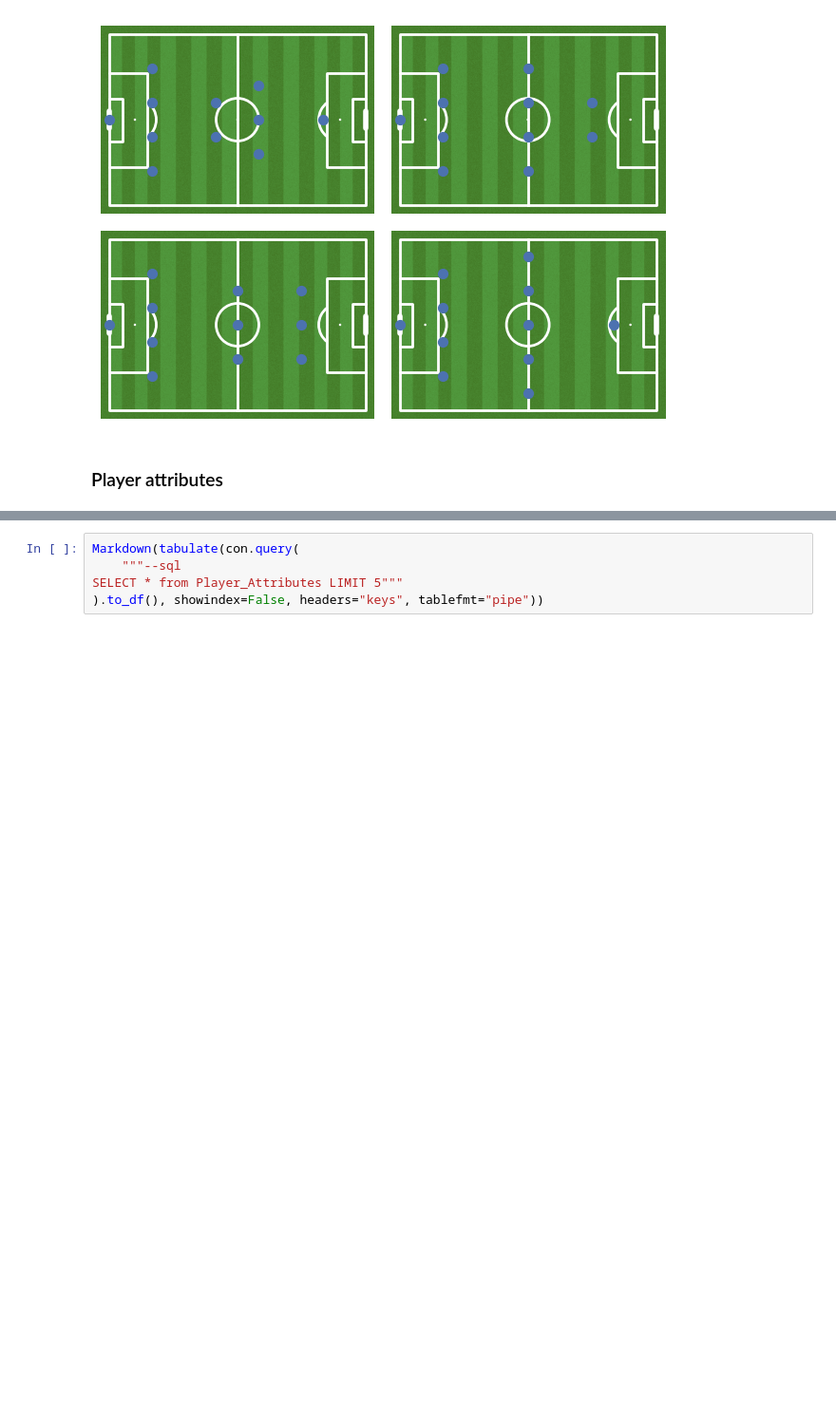
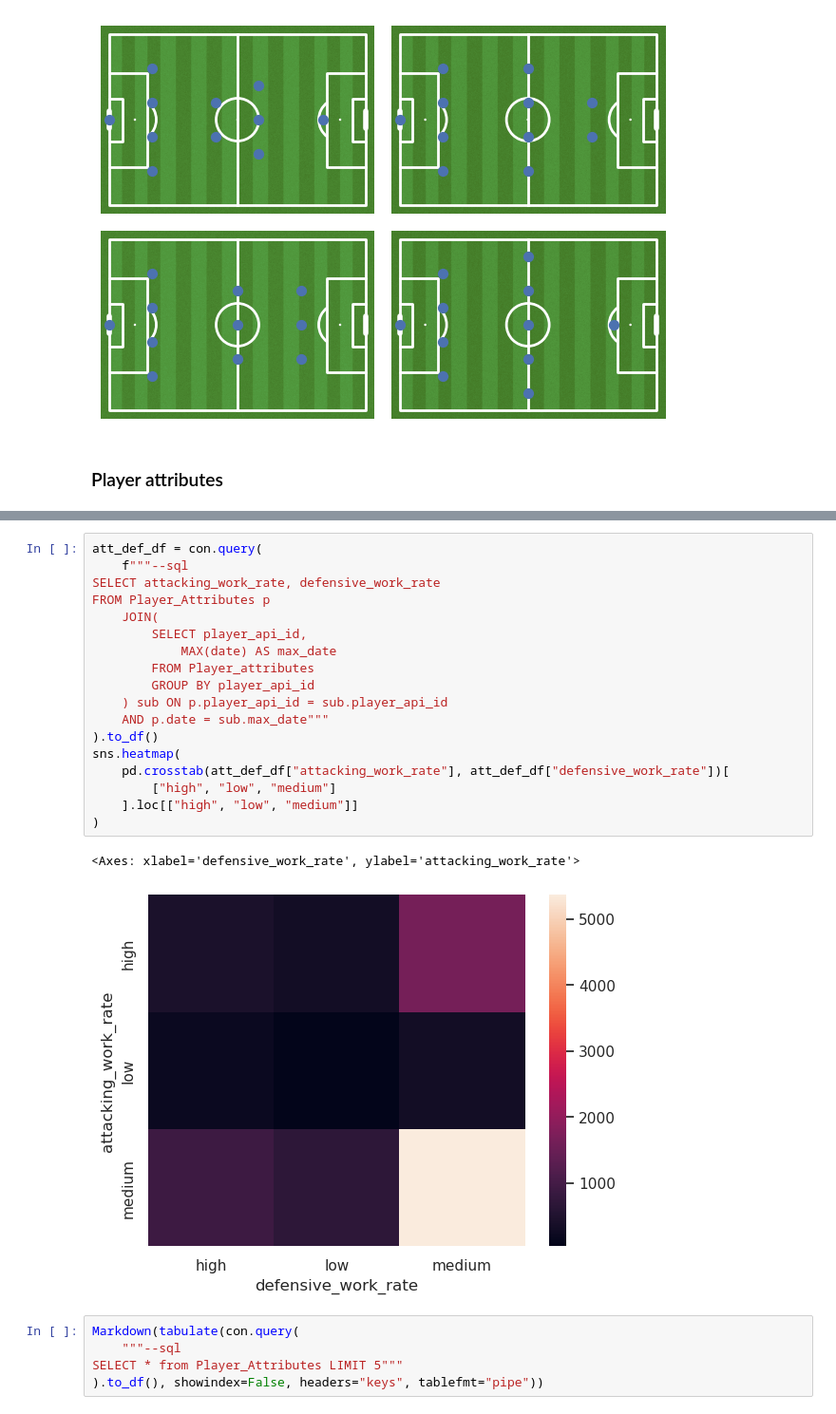
Before and after one commit to gediminas-skvarnavicius/football-db-analysis, a Jupyter notebook: analysis.ipynb, the cells around one changed output, grey strips where cells are left out. Shown at 95% size. Drawn from its saved outputs; the diff is of its cells as text; blank space fills up the shorter version.

```diff
--- a/analysis.ipynb
+++ b/analysis.ipynb
@@ -309,3 +423,24 @@ array([[<Axes: title={'center': 'overall_rating'}>,
+# %%
+att_def_df = con.query(
+    f"""--sql
+SELECT attacking_work_rate, defensive_work_rate
+FROM Player_Attributes p
+    JOIN(
+        SELECT player_api_id,
+            MAX(date) AS max_date
+        FROM Player_attributes
+        GROUP BY player_api_id
+    ) sub ON p.player_api_id = sub.player_api_id
+    AND p.date = sub.max_date"""
+).to_df()
+sns.heatmap(
+    pd.crosstab(att_def_df["attacking_work_rate"], att_def_df["defensive_work_rate"])[
+        ["high", "low", "medium"]
+    ].loc[["high", "low", "medium"]]
+)
+# %% [output]
+<Axes: xlabel='defensive_work_rate', ylabel='attacking_work_rate'>
+[figure, added]
 # %%
 Markdown(tabulate(con.query(
     """--sql
```
Also changed, not shown: parts of 15 cells of this notebook, 3 other files.
